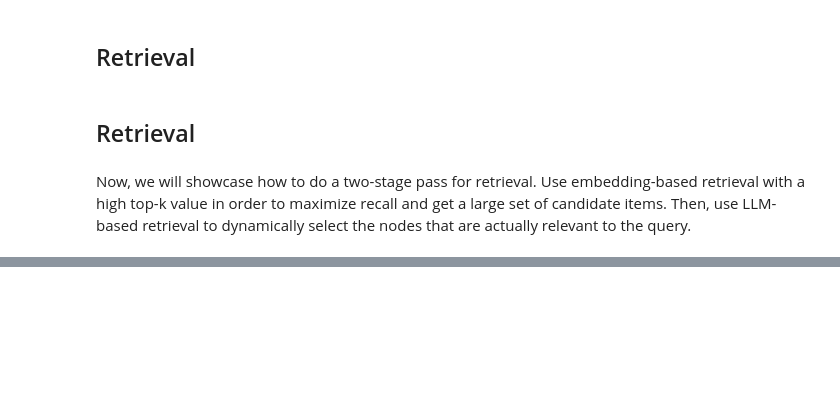
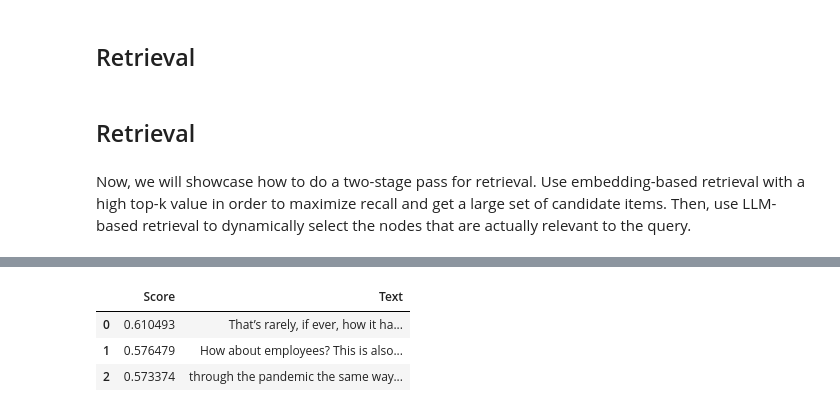
Before and after one commit to aws-samples/amazon-bedrock-rag-workshop, a Jupyter notebook: 05_Semantic_Search_with_Reranking/01_LlamaIndex_Reranker_Bedrock_Claude.ipynb, the cells around one changed output, grey strips where cells are left out. Saved outputs shown, nothing was run; the diff lists cells and outputs as text; code cells hidden in the pictures; blank space fills up the shorter version.

```diff
--- a/05_Semantic_Search_with_Reranking/01_LlamaIndex_Reranker_Bedrock_Claude.ipynb
+++ b/05_Semantic_Search_with_Reranking/01_LlamaIndex_Reranker_Bedrock_Claude.ipynb
@@ -321,8 +334,10 @@ len(retrieved_nodes2)
 # %%
-for i, node in enumerate(retrieved_nodes2):
-    print(node.score)
-    print(node.node.get_text())
-    print("-----------------------------------------------------------------------------------------------------------------------------------")
+visualize_retrieved_nodes(retrieved_nodes2)
+# %% [output]
+|  | Score | Text |
+| 0 | 0.610493 | That’s rarely, if ever, how it ha... |
+| 1 | 0.576479 | How about employees? This is also... |
+| 2 | 0.573374 | through the pandemic the same way... |
 # %%
 retrieved_nodes2_withreranker = get_retrieved_nodes(
     "Why is Amazon successful?",
```
Also changed, not shown: parts of 14 cells of this notebook, 1 other file.
